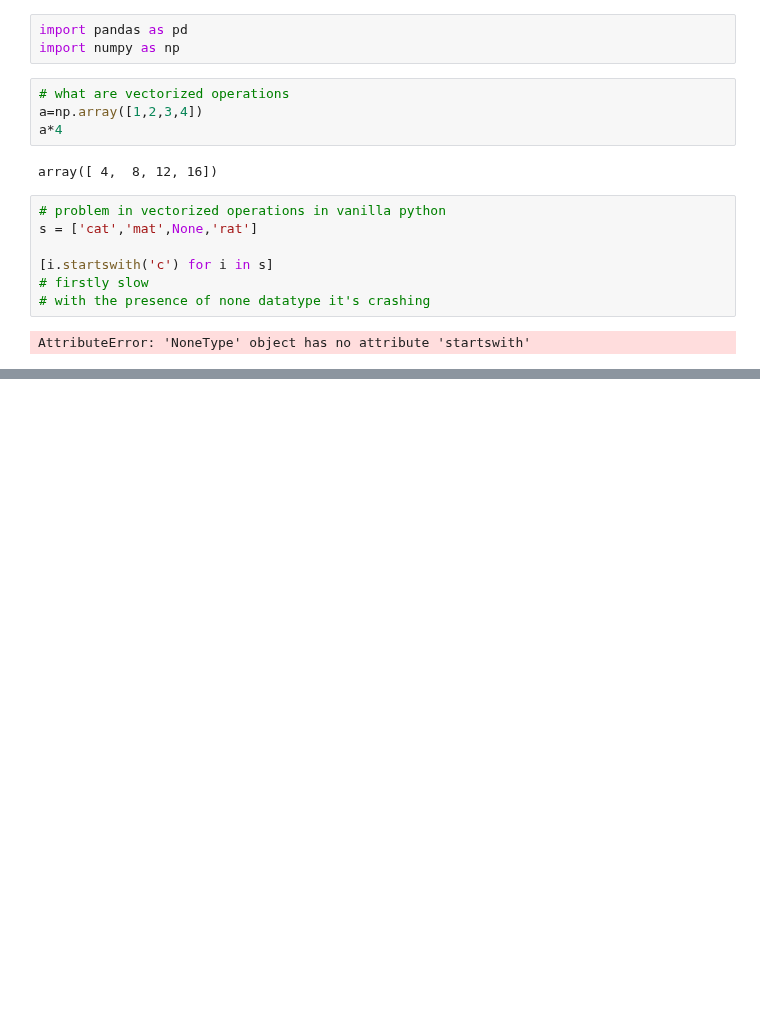
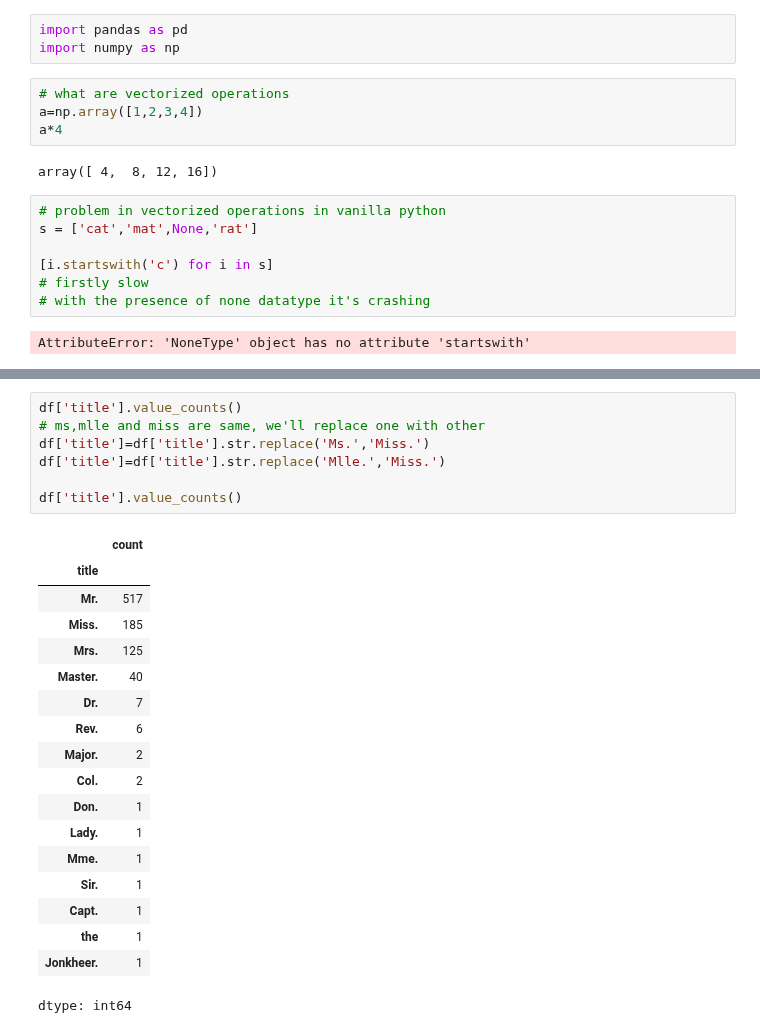
Before and after one commit to GitTanish/lvlPython, a Jupyter notebook: Pandas_Strings.ipynb, the cells around one changed output, grey strips where cells are left out. Saved outputs shown, nothing was run; the diff lists cells and outputs as text; blank space fills up the shorter version.

```diff
--- a/Pandas_Strings.ipynb
+++ b/Pandas_Strings.ipynb
@@ -31,0 +58,26 @@ dtype: object
+# %%
+df['title'].value_counts()
+# ms,mlle and miss are same, we'll replace one with other
+df['title']=df['title'].str.replace('Ms.','Miss.')
+df['title']=df['title'].str.replace('Mlle.','Miss.')
+
+df['title'].value_counts()
+# %% [output]
+|  | count |
+| title |  |
+| Mr. | 517 |
+| Miss. | 185 |
+| Mrs. | 125 |
+| Master. | 40 |
+| Dr. | 7 |
+| Rev. | 6 |
+| Major. | 2 |
+| Col. | 2 |
+| Don. | 1 |
+| Lady. | 1 |
+| Mme. | 1 |
+| Sir. | 1 |
+| Capt. | 1 |
+| the | 1 |
+| Jonkheer. | 1 |
+dtype: int64
```
Also changed, not shown: parts of 6 cells of this notebook.
